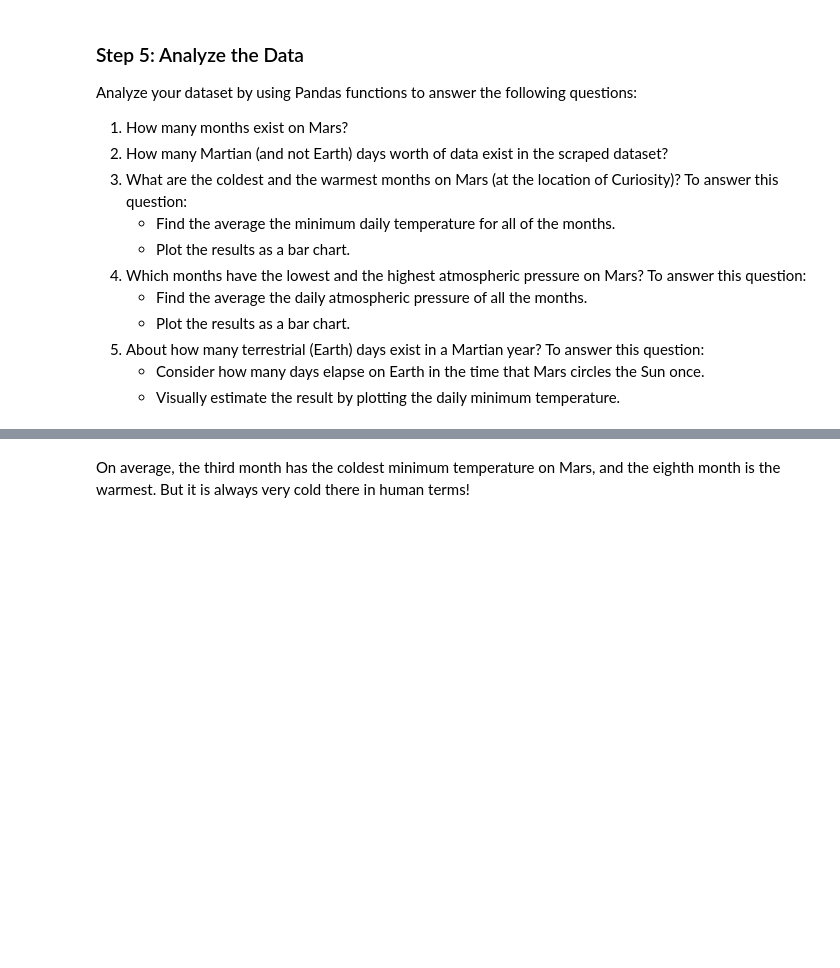
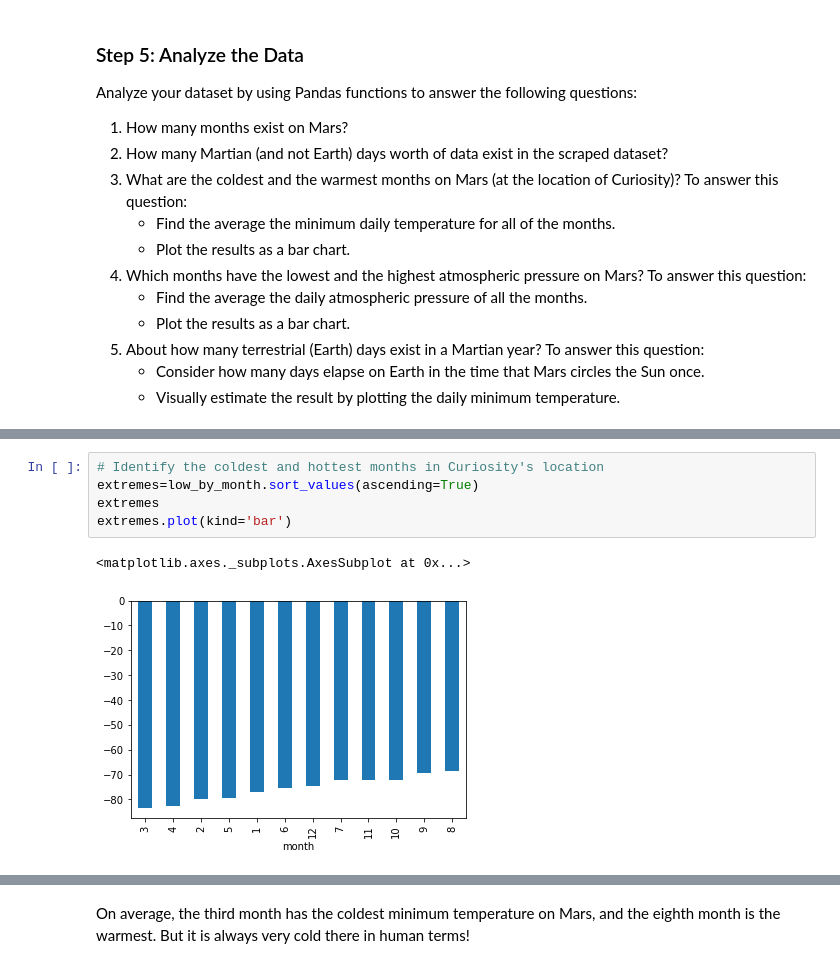
Before and after one commit to TEarle1213/Web_Scraping-Challenge, a Jupyter notebook: Starter_Code/part_2_mars_weather.ipynb, the cells around one changed output, grey strips where cells are left out. Drawn from its saved outputs; the diff is of its cells as text; blank space fills up the shorter version.

```diff
--- a/Starter_Code/part_2_mars_weather.ipynb
+++ b/Starter_Code/part_2_mars_weather.ipynb
@@ -91,0 +177,8 @@ Analyze your dataset by using Pandas functions to answer the following questions
+# %%
+# Identify the coldest and hottest months in Curiosity's location
+extremes=low_by_month.sort_values(ascending=True)
+extremes
+extremes.plot(kind='bar')
+# %% [output]
+<matplotlib.axes._subplots.AxesSubplot at 0x...>
+[figure, added]
```
Also changed, not shown: parts of 18 cells of this notebook, 1 other file.
